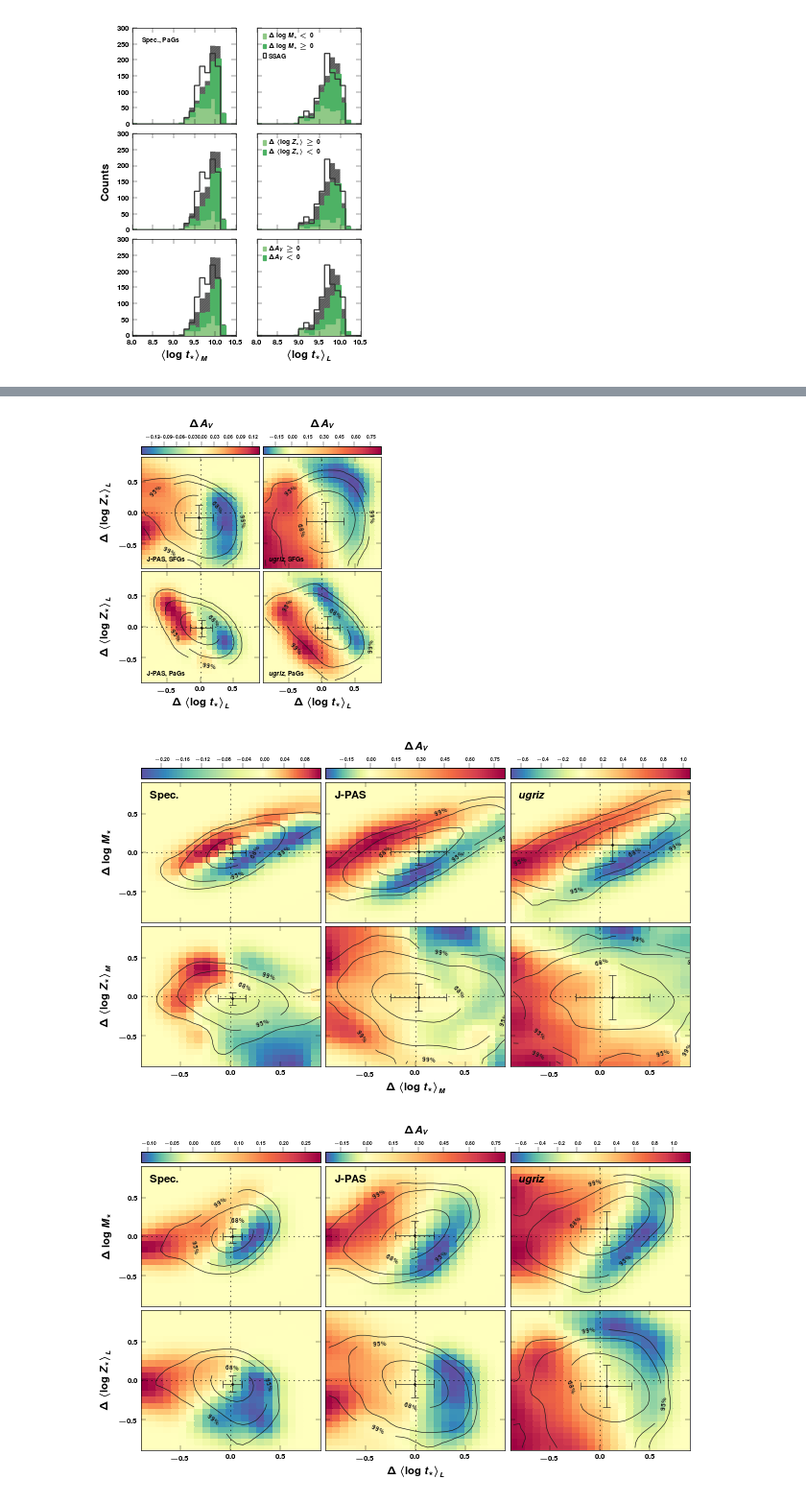
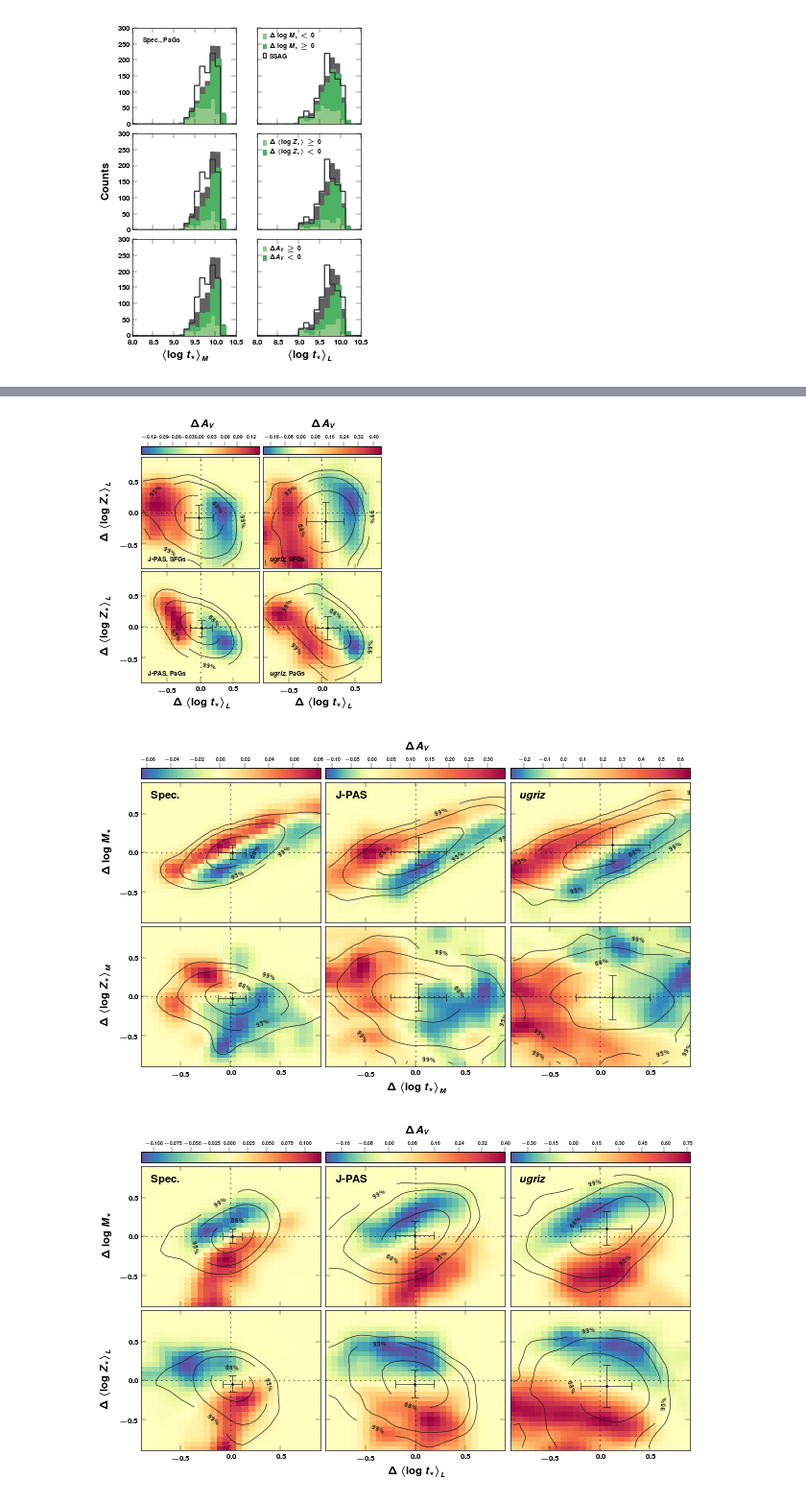
Before and after one commit to ajmejia/notebooks, a Jupyter notebook: TTANearbyUniverseCB13.ipynb, the cells around one changed output, grey strips where cells are left out. Shown at 96% size. Drawn from its saved outputs; the diff is of its cells as text; code cells hidden in the pictures.

Commit message:
dropping misuse of griddata (thanks to Cecilia) in favor of an appropriate statistical reduction of 2D histograms

```diff
--- a/TTANearbyUniverseCB13.ipynb
+++ b/TTANearbyUniverseCB13.ipynb
@@ -979,9 +978,9 @@ for i, j in it.product(xrange(axs.shape[0]), xrange(axs.shape[1])):
     res = (residuals[0] if j==0 else residuals[1])
     lbs = "{}, {}".format((labels[0] if j==0 else labels[1]), (texts[0] if i==0 else texts[1]))
 
-    Z = griddata(res[x][mask], res[y][mask], res[z][mask], xe[:-1], ye[:-1], interp="linear")
-    Z = gaussian_filter(Z.filled(0.0), sigma=1.5)
-    ct = axs[i, j].pcolormesh(xe[:-1], ye[:-1], Z, cmap=cm.Spectral_r, edgecolor="face", norm=MidpointNormalize(midpoint=0.0))
+    Z = redux_histogram2d(xe, ye, res[x][mask], res[y][mask], res[z][mask], stat=median, fill=0.0)
+    Z = gaussian_filter(Z, sigma=1.5)
+    ct = axs[i, j].pcolormesh(xe[:-1], ye[:-1], Z.T, cmap=cm.Spectral_r, edgecolor="face", norm=MidpointNormalize(midpoint=0.0))
     axs[i, j].axvline(ls=":", color="k", lw=0.5)
     axs[i, j].axhline(ls=":", color="k", lw=0.5)
     cb = colorbar(ct, cax=acs[j], orientation="horizontal")
@@ -1041,9 +1040,9 @@ for i, j in it.product(xrange(axs.shape[0]), xrange(axs.shape[1])):
     res = (residuals[0] if j==0 else residuals[1])
     lbs = "{}, {}".format((labels[0] if j==0 else labels[1]), (texts[0] if i==0 else texts[1]))
 
-    Z = griddata(res[x][mask], res[y][mask], res[z][mask], xe[:-1], ye[:-1], interp="linear")
-    Z = gaussian_filter(Z.filled(0.0), sigma=1.5)
-    ct = axs[i, j].pcolormesh(xe[:-1], ye[:-1], Z, cmap=cm.Spectral_r, edgecolor="face", norm=MidpointNormalize(midpoint=0.0))
+    Z = redux_histogram2d(xe, ye, res[x][mask], res[y][mask], res[z][mask], stat=median, fill=0.0)
+    Z = gaussian_filter(Z, sigma=1.5)
+    ct = axs[i, j].pcolormesh(xe[:-1], ye[:-1], Z.T, cmap=cm.Spectral_r, edgecolor="face", norm=MidpointNormalize(midpoint=0.0))
     axs[i, j].axvline(ls=":", color="k", lw=0.5)
     axs[i, j].axhline(ls=":", color="k", lw=0.5)
     cb = colorbar(ct, cax=acs[j], orientation="horizontal")
@@ -1103,9 +1102,9 @@ for i, j in it.product(xrange(axs.shape[0]), xrange(axs.shape[1])):
     res = (residuals[0] if j==0 else residuals[1])
     lbs = "{}, {}".format((labels[0] if j==0 else labels[1]), (texts[0] if i==0 else texts[1]))
 
-    Z = griddata(res[x][mask], res[y][mask], res[z][mask], xe[:-1], ye[:-1], interp="linear")
-    Z = gaussian_filter(Z.filled(0.0), sigma=1.5)
-    ct = axs[i, j].pcolormesh(xe[:-1], ye[:-1], Z, cmap=cm.Spectral_r, edgecolor="face", norm=MidpointNormalize(midpoint=0.0))
+    Z = redux_histogram2d(xe, ye, res[x][mask], res[y][mask], res[z][mask], stat=median, fill=0.0)
+    Z = gaussian_filter(Z, sigma=1.5)
+    ct = axs[i, j].pcolormesh(xe[:-1], ye[:-1], Z.T, cmap=cm.Spectral_r, edgecolor="face", norm=MidpointNormalize(midpoint=0.0))
     axs[i, j].axvline(ls=":", color="k", lw=0.5)
     axs[i, j].axhline(ls=":", color="k", lw=0.5)
     cb = colorbar(ct, cax=acs[j], orientation="horizontal")
@@ -1131,7 +1130,7 @@ for i, j in it.product(xrange(axs.shape[0]), xrange(axs.shape[1])):
 
 savefig("{}{}".format("img/", name))
 # %% [output]
-[figure, old version]
+[figure, new version]
 # %%
 residuals = spec_res, jpas_res, sdss_res
 labels = spec_lb, jpas_lb, sdss_lb
@@ -1159,6 +1158,8 @@ acs = array([ac1, ac2, ac3])
 fig.tight_layout()
 fig.subplots_adjust(hspace=0.4, wspace=0.4)
 
+rx, ry = last(nbins, lm)
+xe = ye = linspace(rx, ry, nbins)
 for i, j in it.product(xrange(axs.shape[0]), xrange(axs.shape[1])):
     y = y1 if i==0 else y2
     res = residuals[j]
@@ -1169,9 +1170,9 @@ for i, j in it.product(xrange(axs.shape[0]), xrange(axs.shape[1])):
     #print "{0:>7s} {1:>7s}: {2:5.2f}".format(y, z, corrcoef(res[y], res[z])[0,1])
     #print
 
-    Z = griddata(res[x], res[y], res[z], xe[:-1], ye[:-1], interp="linear")
-    Z = gaussian_filter(Z.filled(0.0), sigma=1.5)
-    ct = axs[i, j].pcolormesh(xe[:-1], ye[:-1], Z, cmap=cm.Spectral_r, edgecolor="face", norm=MidpointNormalize(midpoint=0.0))
+    Z = redux_histogram2d(xe, ye, res[x], res[y], res[z], stat=median, fill=0.0)
+    Z = gaussian_filter(Z, sigma=1.5)
+    ct = axs[i, j].pcolormesh(xe[:-1], ye[:-1], Z.T, cmap=cm.Spectral_r, edgecolor="face", norm=MidpointNormalize(midpoint=0.0))
     cb = colorbar(ct, cax=acs[j], orientation="horizontal")
 
     axs[i,j].axvline(ls=":", color="k", lw=0.5)
@@ -1196,7 +1197,7 @@ for i, j in it.product(xrange(axs.shape[0]), xrange(axs.shape[1])):
 
 savefig("{}{}".format(od, name))
 # %% [output]
-[figure, old version]
+[figure, new version]
 # %%
 residuals = spec_res, jpas_res, sdss_res
 labels = spec_lb, jpas_lb, sdss_lb
@@ -1224,6 +1225,8 @@ acs = array([ac1, ac2, ac3])
 fig.tight_layout()
 fig.subplots_adjust(hspace=0.4, wspace=0.4)
 
+rx, ry = last(nbins, lm)
+xe = ye = linspace(rx, ry, nbins)
 for i, j in it.product(xrange(axs.shape[0]), xrange(axs.shape[1])):
     y = y1 if i==0 else y2
     res = residuals[j]
@@ -1232,36 +1235,36 @@ for i, j in it.product(xrange(axs.shape[0]), xrange(axs.shape[1])):
     #print "{0:>7s} {1:>7s}: {2:5.2f}".format(x, y, corrcoef(res[x], res[y])[0,1])
     #print "{0:>7s} {1:>7s}: {2:5.2f}".format(x, z, corrcoef(res[x], res[z])[0,1])
     #print "{0:>7s} {1:>7s}: {2:5.2f}".format(y, z, corrcoef(res[y], res[z])[0,1])
     #print
 
-    Z = griddata(res[x], res[y], res[z], xe[:-1], ye[:-1], interp="linear")
-    Z = gaussian_filter(Z.filled(0.0), sigma=1.5)
+    Z = redux_histogram2d(xe, ye, res[x], res[y], res[z], stat=median, fill=0.0)
+    Z = gaussian_filter(Z, sigma=1.5)
     ct = axs[i, j].pcolormesh(xe[:-1], ye[:-1], Z, cmap=cm.Spectral_r, edgecolor="face", norm=MidpointNormalize(midpoint=0.0))
     cb = colorbar(ct, cax=acs[j], orientation="horizontal")
 
     axs[i,j].axvline(ls=":", color="k", lw=0.5)
     axs[i,j].axhline(ls=":", color="k", lw=0.5)
 
     sample_data = densitycontour.ScatterData(res[x], res[y])
     raster = sample_data.rasterize(nbins_x=nbins, nbins_y=nbins, clipping=[last(nbins,lm)]*2)
     raster.pdf = gaussian_filter(raster.pdf, sigma=1.5)
     contours = densitycontour.NaiveContourVisualizer(raster, mode="nearest")
     cont = contours.plot((0.99,0.95,0.68), axes=axs[i,j], colors="0.1", linewidths=0.5)
     contours.cilabel(cont, fontsize=5, fmt=r"\bf %.0f", inline=True)
     med_x = median(res[x])
     med_y = median(res[y])
     dev_x = diff(percentile(res[x], (16,84)))[0]/2.0
     dev_y = diff(percentile(res[y], (16,84)))[0]/2.0
     axs[i,j].errorbar(med_x, med_y, dev_y, dev_x, fmt="o", ecolor="0.1", color="0.1", lw=0.5, mew=0.5, ms=1.5)
 
     acs[j].tick_params(direction="out", bottom=False, top=True, labelbottom=False, labeltop=True, labelsize=4)
     acs[j].xaxis.set_label_position("top")
     if i==0: axs[i,j].text(0.05, 0.95, labels[j], ha="left", va="top", transform=axs[i,j].transAxes)
     if j==1: cb.set_label(res_lbs[z])
 
 savefig("{}{}".format(od, name))
 # %% [output]
-[figure, old version]
+[figure, new version]
 # %%
 degeneracies = ("log_t_L", "log_Z_L"), ("log_t_L", "M"), ("log_t_L", "Av"), ("log_t_M", "M")
 thetas = 0.0, pi/2, pi, 1.5*pi
```
Also changed, not shown: parts of 5 cells of this notebook.
